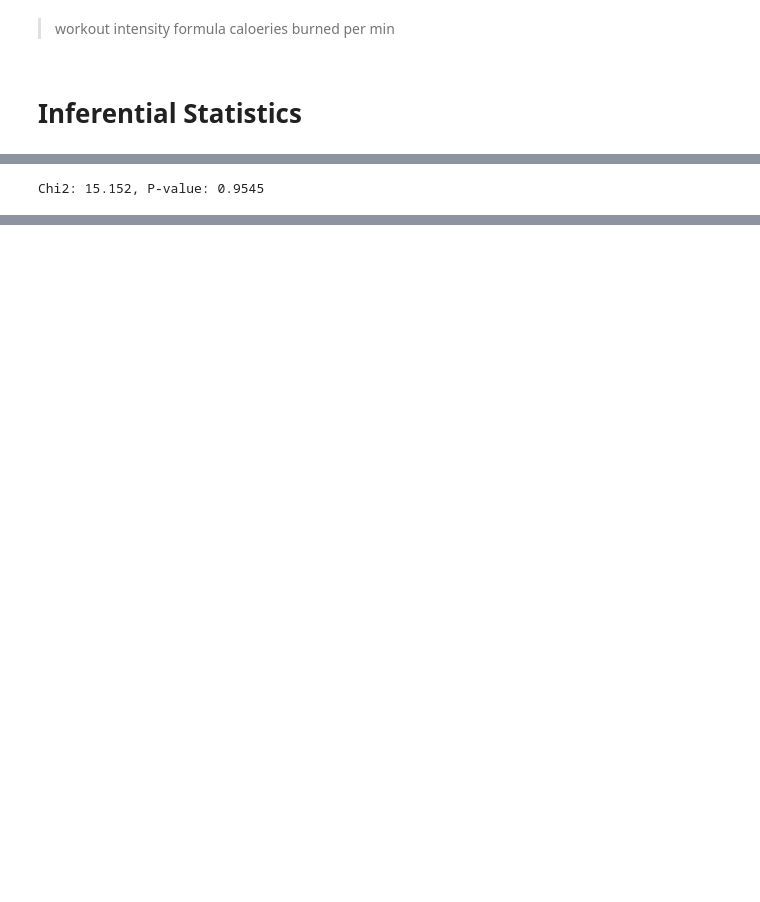
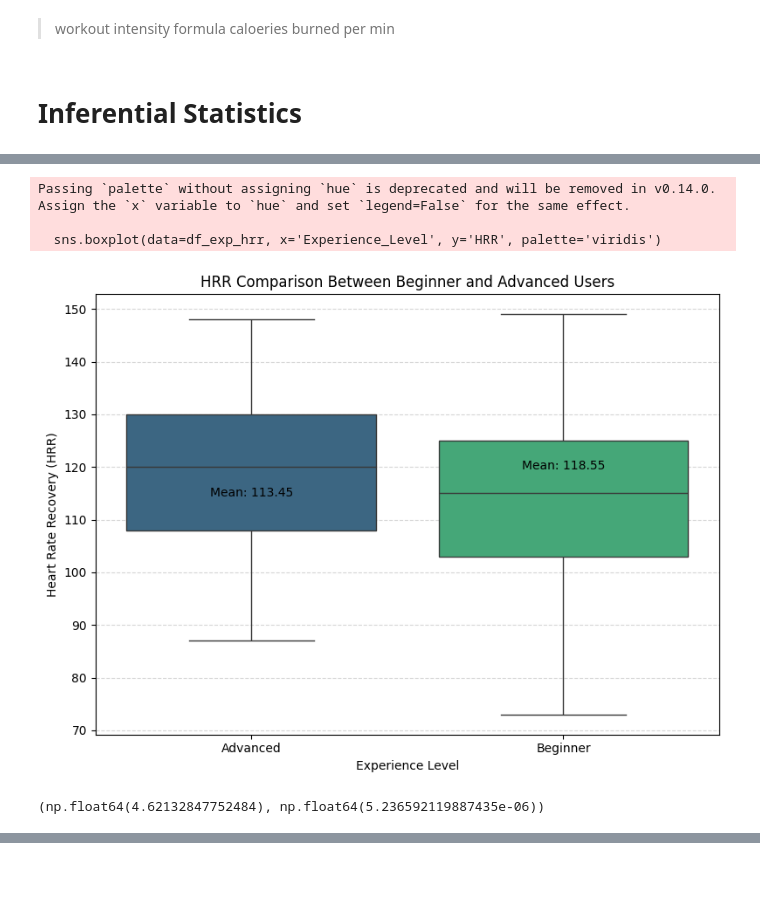
Before and after one commit to Aniketchaurasia97/FitInsights, a Jupyter notebook: FitInsights.ipynb, the cells around one changed output, grey strips where cells are left out. Drawn from its saved outputs; the diff is of its cells as text; code cells hidden in the pictures; blank space fills up the shorter version.

Commit message:
Inferential test Done

```diff
--- a/FitInsights.ipynb
+++ b/FitInsights.ipynb
@@ -1183,9 +1217,34 @@ Spearman r: -0.129, P-value: 0.0000
 # %%
-from scipy.stats import chi2_contingency
+from scipy.stats import ttest_ind
 
-# Cross-tabulation
-contingency = pd.crosstab(df['BMI_Category'], df['Workout_Type'])
-chi2, p, dof, expected = chi2_contingency(contingency)
-print(f"Chi2: {chi2:.3f}, P-value: {p:.4f}")
+# Prepare HRR data for Beginner and Advanced users
+beginner_hrr = df_exp_hrr[df_exp_hrr['Experience_Level'] == 'Beginner']['HRR']
+advanced_hrr = df_exp_hrr[df_exp_hrr['Experience_Level'] == 'Advanced']['HRR']
+
+# Perform Independent Samples T-Test
+t_stat, p_val = ttest_ind(advanced_hrr, beginner_hrr, equal_var=False)  # Welch's t-test for unequal variances
+
+# Plotting with mean annotations
+plt.figure(figsize=(8, 6))
+sns.boxplot(data=df_exp_hrr, x='Experience_Level', y='HRR', palette='viridis')
+plt.title("HRR Comparison Between Beginner and Advanced Users")
+plt.xlabel("Experience Level")
+plt.ylabel("Heart Rate Recovery (HRR)")
+plt.grid(axis='y', linestyle='--', alpha=0.5)
+
+# Add mean values on the plot
+means = df_exp_hrr.groupby('Experience_Level')['HRR'].mean()
+for i, level in enumerate(['Beginner', 'Advanced']):
+    plt.text(i, means[level] + 1, f"Mean: {means[level]:.2f}", ha='center', fontsize=10, color='black')
+
+plt.tight_layout()
+plt.show()
+
+# Return test statistics
+t_stat, p_val
 # %% [output]
-Chi2: 15.152, P-value: 0.9545
+Passing `palette` without assigning `hue` is deprecated and will be removed in v0.14.0. Assign the `x` variable to `hue` and set `legend=False` for the same effect.
+
+  sns.boxplot(data=df_exp_hrr, x='Experience_Level', y='HRR', palette='viridis')
+[figure, added]
+(np.float64(4.62132847752484), np.float64(5.236592119887435e-06))
```
Also changed, not shown: parts of 83 cells of this notebook.
